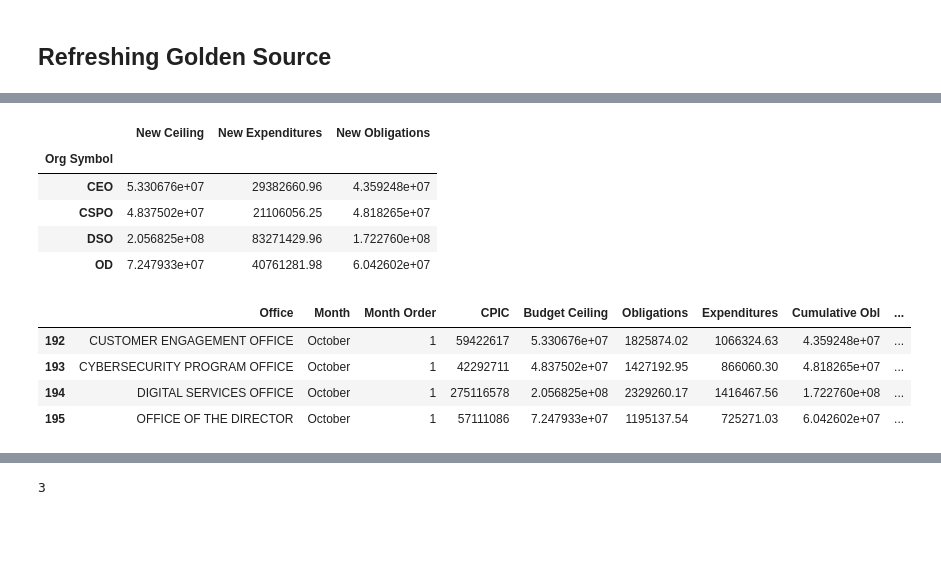
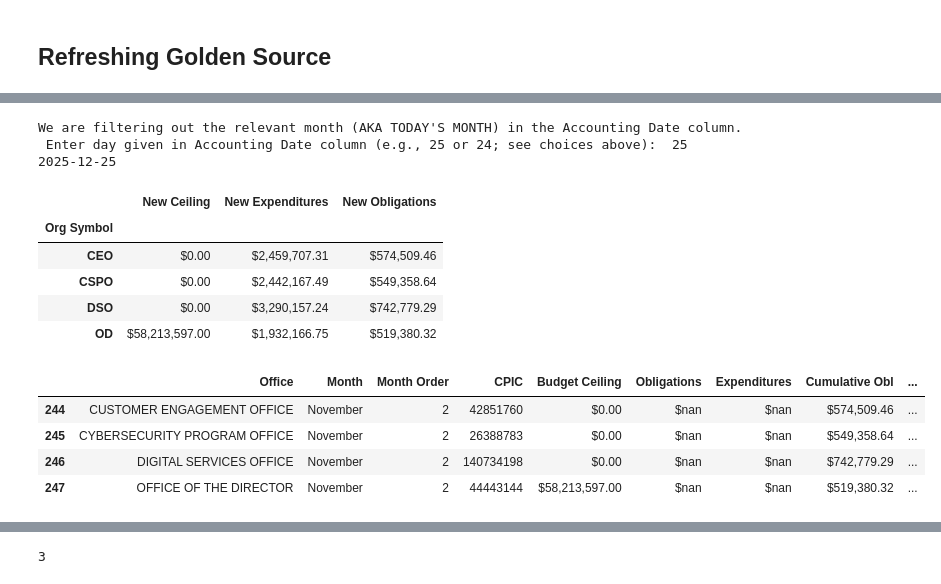
Before and after one commit to notanaccount475/analyticsscripts, a Jupyter notebook: Data Refresh.ipynb, the cells around one changed output, grey strips where cells are left out. Cells and saved outputs as stored; diff of their text form; code cells hidden in the pictures; blank space fills up the shorter version.

```diff
--- a/Data Refresh.ipynb
+++ b/Data Refresh.ipynb
@@ -586,3 +502,13 @@ Filtered out serial: 45985
+# %%
+day = input("We are filtering out the relevant month (AKA TODAY'S MONTH) in the Accounting Date column. \n Enter day given in Accounting Date column (e.g., 25 or 24; see choices above): ")
+matched_serial = f"{today.year}-{today.month:02d}-{int(day):02d}"
+print(matched_serial)
+
+#filtered['Accounting Date'].unique()
+# %% [output]
+We are filtering out the relevant month (AKA TODAY'S MONTH) in the Accounting Date column.
+ Enter day given in Accounting Date column (e.g., 25 or 24; see choices above):  25
+2025-12-25
 # %%
 #pivot combined tab in TBM Model file by Org Symbol, Oblig, Expenditure
 
@@ -598,41 +525,65 @@ pivot = filtered.pivot_table(
     aggfunc="sum"
 )
 # %%
-pivot
+model_pivot = (pivot[['New Ceiling', 'New Expenditures', 'New Obligations']]
+          .style
+          .format({
+              'New Obligations':   '${:,.2f}',
+              'New Expenditures':  '${:,.2f}',
+              'New Ceiling':       '${:,.2f}',
+          }))
+model_pivot
 # %% [output]
 |  | New Ceiling | New Expenditures | New Obligations |
 | Org Symbol |  |  |  |
-| CEO | 5.330676e+07 | 29382660.96 | 4.359248e+07 |
-| CSPO | 4.837502e+07 | 21106056.25 | 4.818265e+07 |
-| DSO | 2.056825e+08 | 83271429.96 | 1.722760e+08 |
-| OD | 7.247933e+07 | 40761281.98 | 6.042602e+07 |
+| CEO | $0.00 | $2,459,707.31 | $574,509.46 |
+| CSPO | $0.00 | $2,442,167.49 | $549,358.64 |
+| DSO | $0.00 | $3,290,157.24 | $742,779.29 |
+| OD | $58,213,597.00 | $1,932,166.75 | $519,380.32 |
 # %%
-#throw them into cum oblig , cum exp on golden source file
-this_year = prior_month_date.year
-fy_str = f"FY{str(this_year)[-2:]}"  # "FY25"
-monthtofill = (gs_df["FY"] == fy_str) & (gs_df["Month"] == month_str)
+# throw them into cum oblig , cum exp on golden source file
 
-# Ensure the lengths of mask and pivot values match
+# Helper: get FY string based on October fiscal year start
+def get_fy_str(dt):
+    # If month is October or later, bump the fiscal year by 1
+    return f"FY{str(dt.year + 1)[-2:]}" if dt.month >= 10 else f"FY{str(dt.year)[-2:]}"
+
+this_year = prior_month_date.year  # Get year of the date being processed (for reference)
+fy_str = get_fy_str(prior_month_date)  # "FY25" for October 2024, "FY25" for November 2024, etc.
+month_str = f"{prior_month_date:%B}"   # Get month name as string ("October", "November", etc.)
+
+# Create mask for golden source DataFrame matching fiscal year and month
 mask = (gs_df["FY"] == fy_str) & (gs_df["Month"] == month_str)
 rows_to_update = gs_df.loc[mask]
 
-# Check if lengths match before assignment
+# Ensure the lengths of mask and pivot values match
 if len(rows_to_update) == len(pivot):
+    # Assign new values if row counts are the same
     gs_df.loc[mask, "Cumulative Obl"] = pivot["New Obligations"].values
     gs_df.loc[mask, "Cumulative Exp"] = pivot["New Expenditures"].values
     gs_df.loc[mask, "Budget Ceiling"] = pivot["New Ceiling"].values
 else:
+    # Throw error message if counts do not match
     print("Row count mismatch: cannot assign values safely.")
 
-gs_df[mask]
+filtered = gs_df[mask]
 
-#if october, should be in N+1 year, because that's the start of the new fiscal year
+styled = filtered.style.format({
+    'Obligations':           '${:,.2f}',
+    'Expenditures':          '${:,.2f}',
+    'Cumulative Obl':        '${:,.2f}',
+    'Cumulative Exp':        '${:,.2f}',
+    'Budget Ceiling':        '${:,.2f}',
+    'Obligation Projection': '${:,.2f}'
+})
+
+styled
 # %% [output]
 |  | Office | Month | Month Order | CPIC | Budget Ceiling | Obligations | Expenditures | Cumulative Obl | ... |
-| 192 | CUSTOMER ENGAGEMENT OFFICE | October | 1 | 59422617 | 5.330676e+07 | 1825874.02 | 1066324.63 | 4.359248e+07 | ... |
-| 193 | CYBERSECURITY PROGRAM OFFICE | October | 1 | 42292711 | 4.837502e+07 | 1427192.95 | 866060.30 | 4.818265e+07 | ... |
-| 194 | DIGITAL SERVICES OFFICE | October | 1 | 275116578 | 2.056825e+08 | 2329260.17 | 1416467.56 | 1.722760e+08 | ... |
-| 195 | OFFICE OF THE DIRECTOR | October | 1 | 57111086 | 7.247933e+07 | 1195137.54 | 725271.03 | 6.042602e+07 | ... |
+| 244 | CUSTOMER ENGAGEMENT OFFICE | November | 2 | 42851760 | $0.00 | $nan | $nan | $574,509.46 | ... |
+| 245 | CYBERSECURITY PROGRAM OFFICE | November | 2 | 26388783 | $0.00 | $nan | $nan | $549,358.64 | ... |
+| 246 | DIGITAL SERVICES OFFICE | November | 2 | 140734198 | $0.00 | $nan | $nan | $742,779.29 | ... |
+| 247 | OFFICE OF THE DIRECTOR | November | 2 | 44443144 | $58,213,597.00 | $nan | $nan | $519,380.32 | ... |
 # %%
 #Calculate Obligations and Expenditures (this month's Cum Obl or Exp - last month's)
 months_order = ["October", "November", "December", "January", "February", "March", "April", "May", "June","July", "August", "September"]
```
Also changed, not shown: parts of 50 cells of this notebook, 1 other file.
